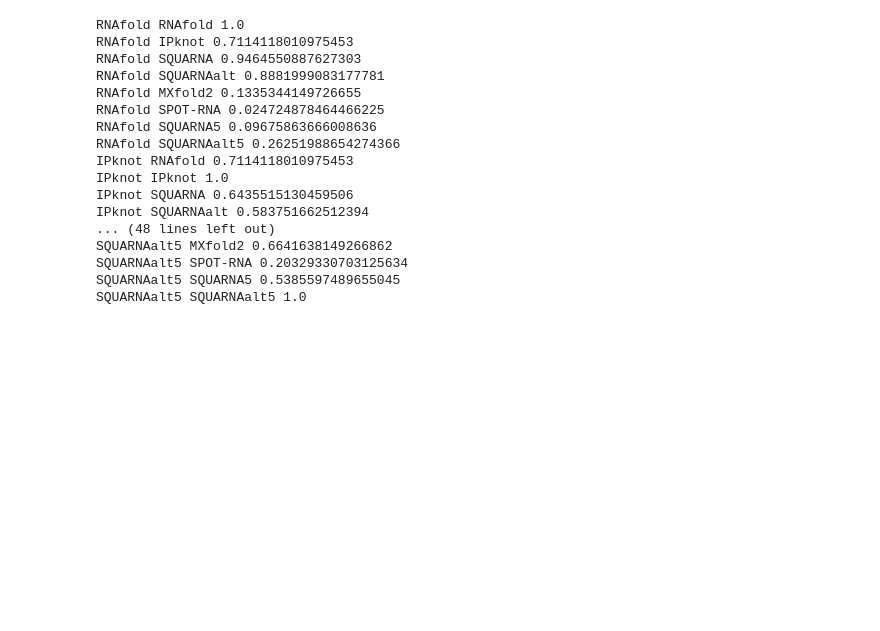
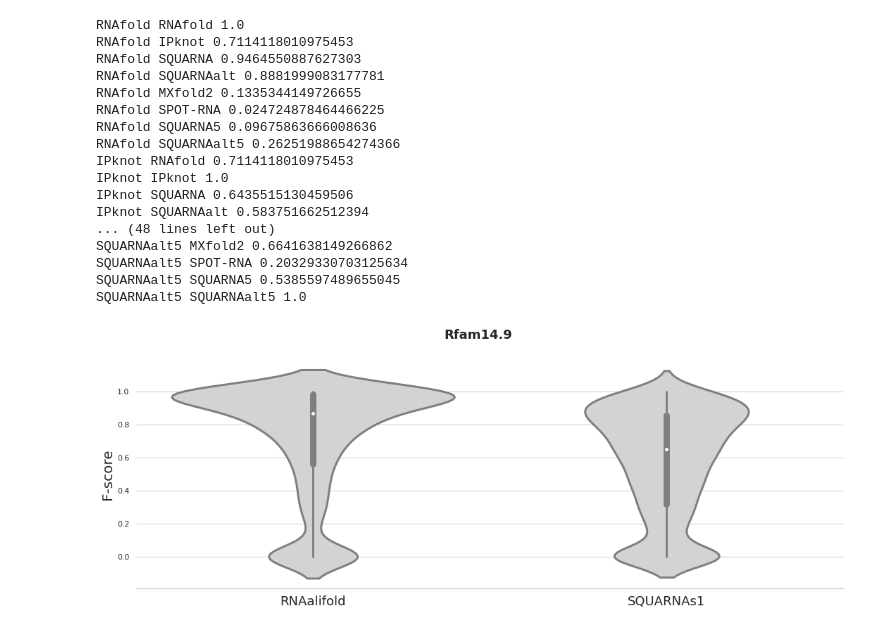
Before and after one commit to febos/SQUARNA, a Jupyter notebook: benchmarks/Violins.ipynb, the cells around one changed output. Drawn from its saved outputs; the diff is of its cells as text; code cells hidden in the pictures; blank space fills up the shorter version.

Commit message:
started Rfam14.9 benchmarks

```diff
--- a/benchmarks/Violins.ipynb
+++ b/benchmarks/Violins.ipynb
@@ -91,3 +91,101 @@ SQUARNAalt5 MXfold2 0.6641638149266862
 SQUARNAalt5 SPOT-RNA 0.20329330703125634
 SQUARNAalt5 SQUARNA5 0.5385597489655045
 SQUARNAalt5 SQUARNAalt5 1.0
+# %%
+import matplotlib.pyplot as plt
+import seaborn as sns
+import matplotlib.pyplot as plt
+import pandas as pd
+from scipy import stats
+
+for dataset in ("Rfam14.9","RNAStralignExt"):
+
+    tools = "RNAalifold SQUARNAs1".split(' ')
+
+    labels = ["RNAalifold", "SQUARNAs1"]
+
+    res = {}
+    resw = {}
+
+    for tool in tools:
+
+        fscores = []
+        depths  = []
+        lengths = []
+
+        with open("{0}/{0}_{1}.tsv".format(dataset,tool)) as tsv:
+            lines = tsv.readlines()
+            title = lines[0].strip().split('\t')
+            fsind = title.index("FS")
+            dpind = title.index("DEPTH")
+            lnind = title.index("LEN")
+            for line in lines[1:]:
+
+                depths.append(float(line.strip().split('\t')[dpind]))
+                lengths.append(float(line.strip().split('\t')[lnind]))
+                fscores.append(float(line.strip().split('\t')[fsind]))
+
+        res[tool] = fscores
+
+    sns.set(style="whitegrid")
+
+    df = pd.DataFrame(res)
+
+    f, ax = plt.subplots(figsize=(18, 6))
+
+    #ax.set_ylim([0.5,1.0])
+
+    # Show each distribution with both violins and points
+    sns.violinplot(data=df, inner="box", color='lightgrey', cut=2, linewidth=3)
+
+    sns.despine(left=True)
+
+    f.suptitle('{}'.format(dataset), fontsize=18, fontweight='bold')
+    ax.set_ylabel("F-score",size = 20)
+    ax.set_xticklabels(labels,fontsize=18)
+    #ax.set_yticks([0.6,0.8,1.0],labels=[0.6,0.8,1.0], size=14)
+
+    plt.show()
+
+    for tool1 in tools:
+        for tool2 in tools[tools.index(tool1)+1:]:
+            statres = stats.ttest_ind(res[tool1], res[tool2])
+            print(tool1, tool2,statres.pvalue)
+    print()
+
+    for tool in tools:
+
+        plt.scatter(res[tool], depths)
+        plt.yscale('log')
+        r, p = stats.pearsonr(res[tool], depths)
+        print(tool, "DEPTH", round(r,3), round(p,3))
+        plt.show()
+
+    for tool in tools:
+        plt.scatter(res[tool], lengths)
+        plt.yscale('log')
+        r, p = stats.pearsonr(res[tool], lengths)
+        print(tool, "LENGTH", round(r,3), round(p,3))
+        plt.show()
+
+    for tool1 in tools:
+        for tool2 in tools:
+            if tool1 == tool2:
+                continue
+            diffs = [res[tool1][i]-res[tool2][i] for i in range(len(depths))]
+            plt.scatter(diffs, depths)
+            r, p = stats.pearsonr(diffs, depths)
+            print(tool1, tool2, "DEPTH", round(r,3), round(p,3))
+            plt.show()
+
+    for tool1 in tools:
+        for tool2 in tools:
+            if tool1 == tool2:
+                continue
+            diffs = [res[tool1][i]-res[tool2][i] for i in range(len(lengths))]
+            plt.scatter(diffs, lengths)
+            r, p = stats.pearsonr(diffs, lengths)
+            print(tool1, tool2, "LENGTH", round(r,3), round(p,3))
+            plt.show()
+# %% [output]
+[figure, added]
```
Also changed, not shown: parts of 1 cell of this notebook, 7 other files.
